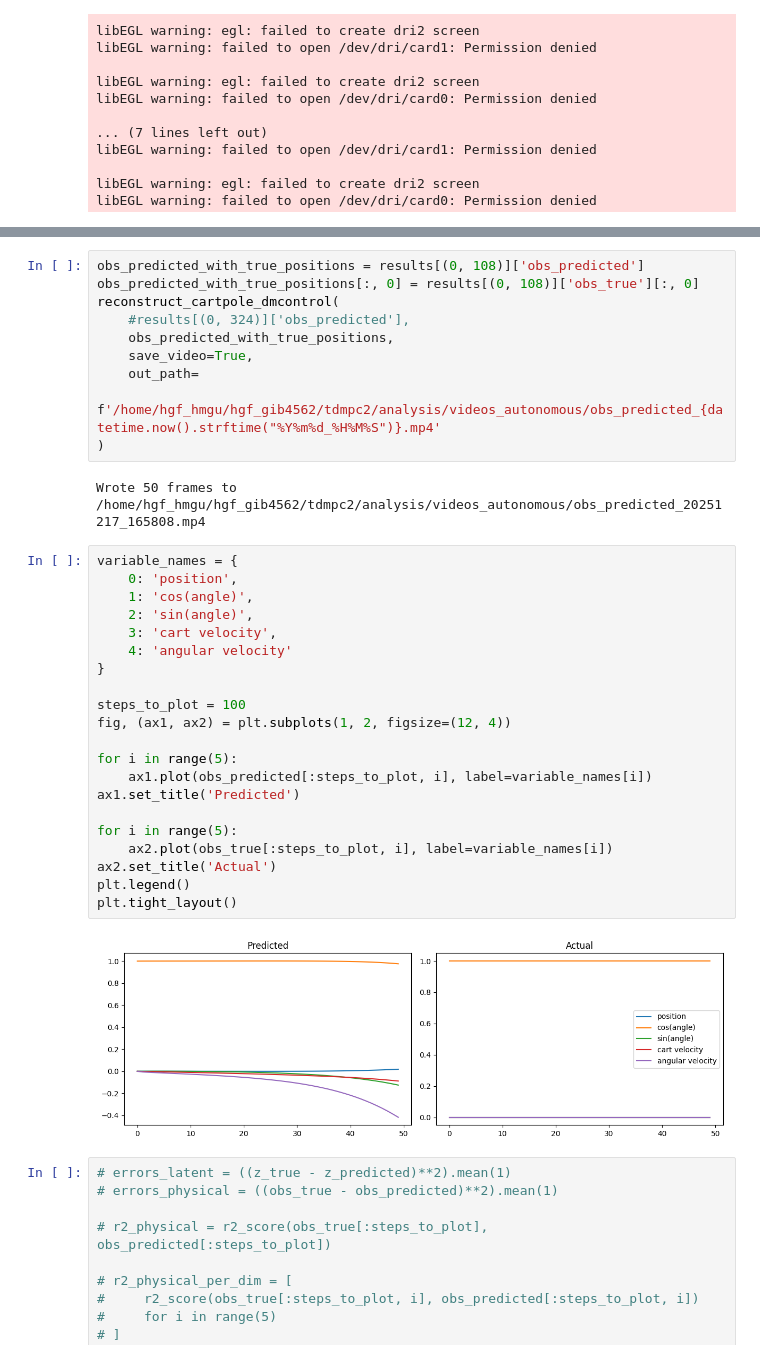
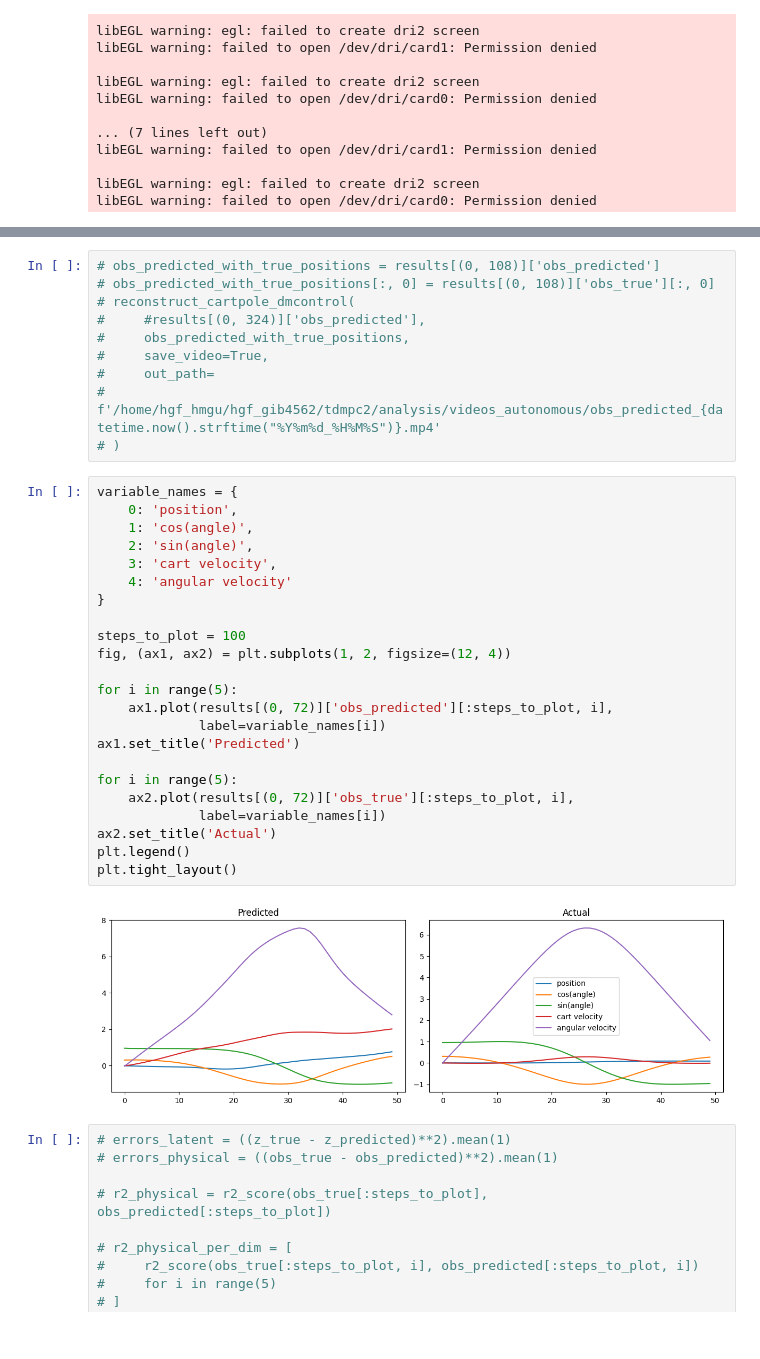
Before and after one commit to dynamical-inference/tdmpc2, a Jupyter notebook: analysis/26-01-05-analysis_dynamics_model_autonomous_500kcheckpoint.ipynb, the cells around one changed output, grey strips where cells are left out. Drawn from its saved outputs; the diff is of its cells as text.

```diff
--- a/analysis/26-01-05-analysis_dynamics_model_autonomous_500kcheckpoint.ipynb
+++ b/analysis/26-01-05-analysis_dynamics_model_autonomous_500kcheckpoint.ipynb
@@ -435,38 +464,38 @@ Wrote 50 frames to /home/hgf_hmgu/hgf_gib4562/tdmpc2/analysis/videos_autonomous/
 # %%
-obs_predicted_with_true_positions = results[(0, 108)]['obs_predicted']
-obs_predicted_with_true_positions[:, 0] = results[(0, 108)]['obs_true'][:, 0]
-reconstruct_cartpole_dmcontrol(
-    #results[(0, 324)]['obs_predicted'],
-    obs_predicted_with_true_positions,
-    save_video=True,
-    out_path=
-    f'/home/hgf_hmgu/hgf_gib4562/tdmpc2/analysis/videos_autonomous/obs_predicted_{datetime.now().strftime("%Y%m%d_%H%M%S")}.mp4'
-)
+# obs_predicted_with_true_positions = results[(0, 108)]['obs_predicted']
+# obs_predicted_with_true_positions[:, 0] = results[(0, 108)]['obs_true'][:, 0]
+# reconstruct_cartpole_dmcontrol(
+#     #results[(0, 324)]['obs_predicted'],
+#     obs_predicted_with_true_positions,
+#     save_video=True,
+#     out_path=
+#     f'/home/hgf_hmgu/hgf_gib4562/tdmpc2/analysis/videos_autonomous/obs_predicted_{datetime.now().strftime("%Y%m%d_%H%M%S")}.mp4'
+# )
-# %% [output]
-Wrote 50 frames to /home/hgf_hmgu/hgf_gib4562/tdmpc2/analysis/videos_autonomous/obs_predicted_20251217_165808.mp4
 # %%
 variable_names = {
     0: 'position',
     1: 'cos(angle)',
     2: 'sin(angle)',
     3: 'cart velocity',
     4: 'angular velocity'
 }
 
 steps_to_plot = 100
 fig, (ax1, ax2) = plt.subplots(1, 2, figsize=(12, 4))
 
 for i in range(5):
-    ax1.plot(obs_predicted[:steps_to_plot, i], label=variable_names[i])
+    ax1.plot(results[(0, 72)]['obs_predicted'][:steps_to_plot, i],
+             label=variable_names[i])
 ax1.set_title('Predicted')
 
 for i in range(5):
-    ax2.plot(obs_true[:steps_to_plot, i], label=variable_names[i])
+    ax2.plot(results[(0, 72)]['obs_true'][:steps_to_plot, i],
+             label=variable_names[i])
 ax2.set_title('Actual')
 plt.legend()
 plt.tight_layout()
 # %% [output]
-[figure, old version]
+[figure, new version]
 # %%
 # errors_latent = ((z_true - z_predicted)**2).mean(1)
 # errors_physical = ((obs_true - obs_predicted)**2).mean(1)
```
Also changed, not shown: parts of 34 cells of this notebook.
